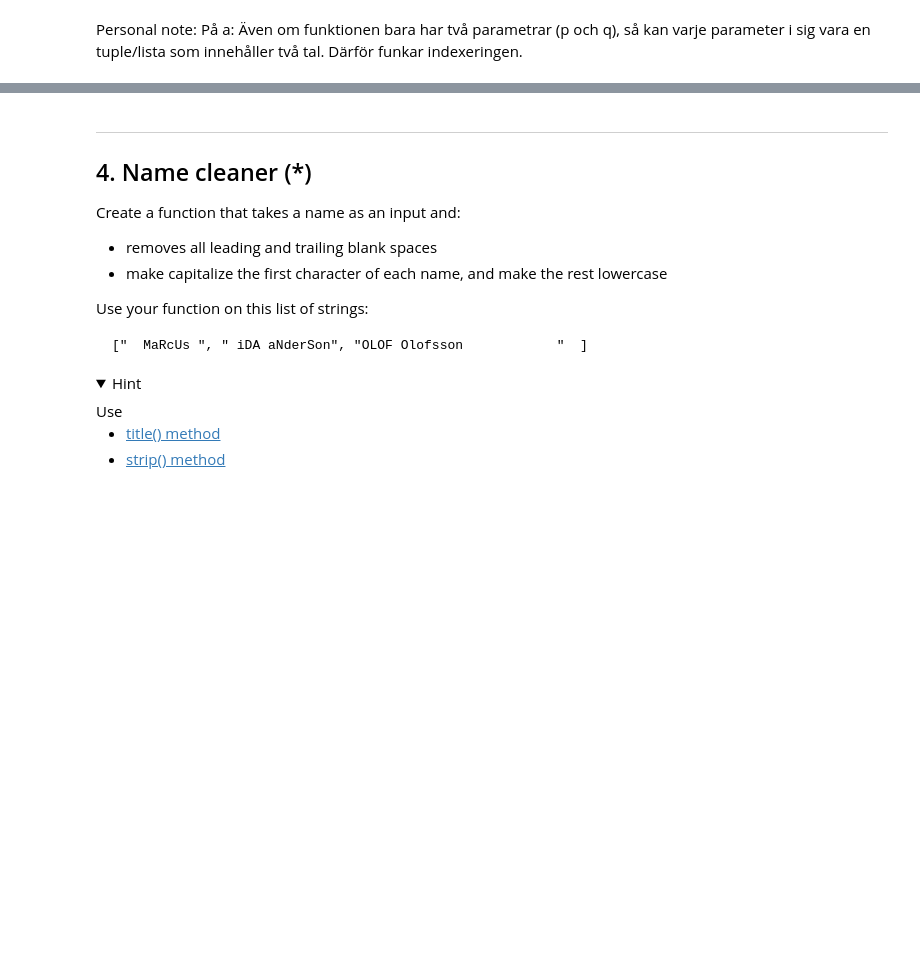
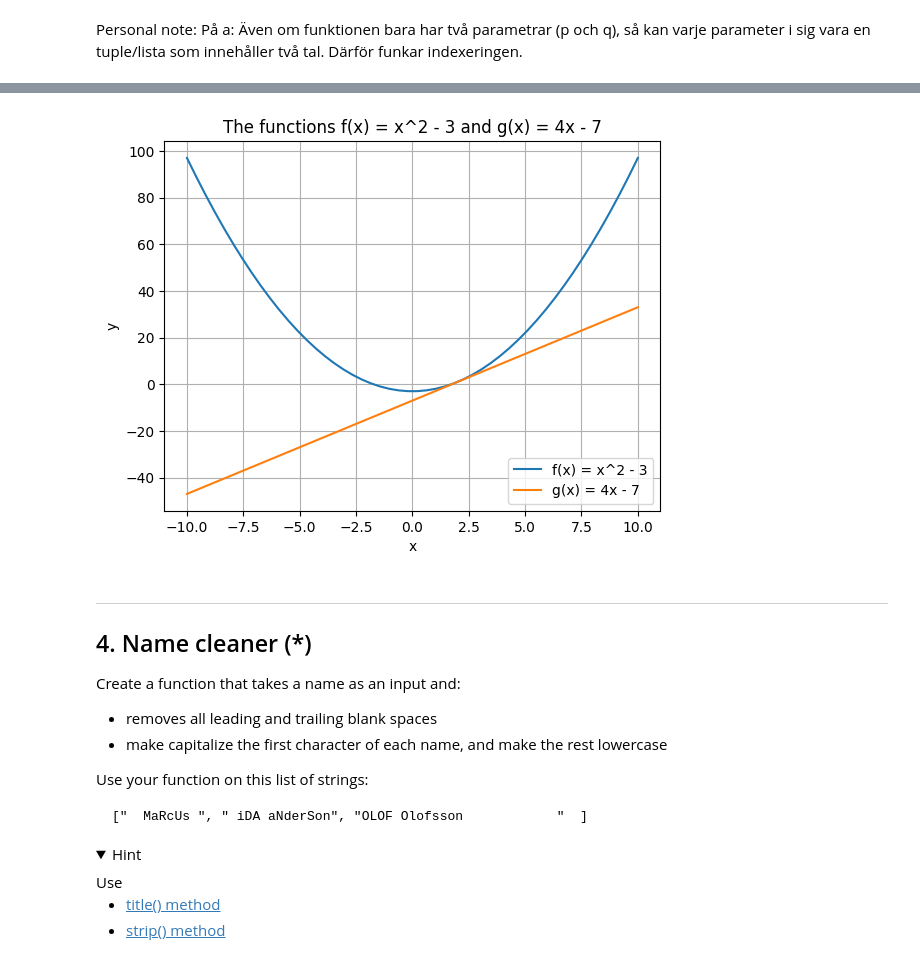
Before and after one commit to LucasZFriborg/python-programming-Lucas-ZachauFriborg, a Jupyter notebook: Exercises/06-functions-exericse.ipynb, the cells around one changed output, grey strips where cells are left out. Drawn from its saved outputs; the diff is of its cells as text; code cells hidden in the pictures; folded sections open; blank space fills up the shorter version.

```diff
--- a/Exercises/06-functions-exericse.ipynb
+++ b/Exercises/06-functions-exericse.ipynb
@@ -133,6 +133,32 @@ x = np.linspace(-10,10)
 <img align="left" src="../assets/functions_graph.png" width="200"/>
 
 </details>
+# %%
+import numpy as np
+import matplotlib.pyplot as plt
+
+def f(x):
+    return x**2 - 3
+def g(x):
+    return 4*x - 7
+
+x = np.linspace(-10, 10)
+
+y_f = f(x)
+x_g = g(x)
+
+plt.plot(x, y_f, label= 'f(x) = x^2 - 3')
+plt.plot(x, x_g, label= 'g(x) = 4x - 7')
+
+plt.xlabel('x')
+plt.ylabel('y')
+plt.title('The functions f(x) = x^2 - 3 and g(x) = 4x - 7')
+plt.legend()
+plt.grid(True)
+
+plt.show()
+# %% [output]
+[figure, added]
 # %% [markdown]
 ---
 ## 4. Name cleaner (*)
```
Also changed, not shown: 1 other file.
